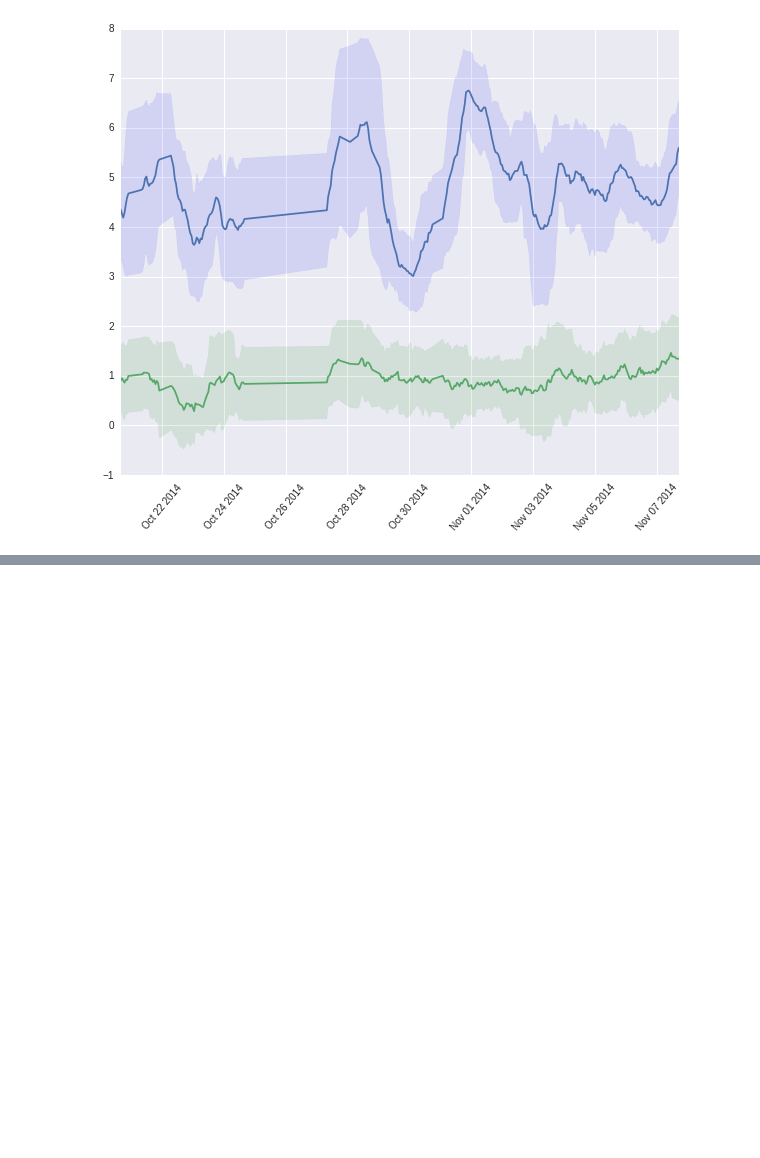
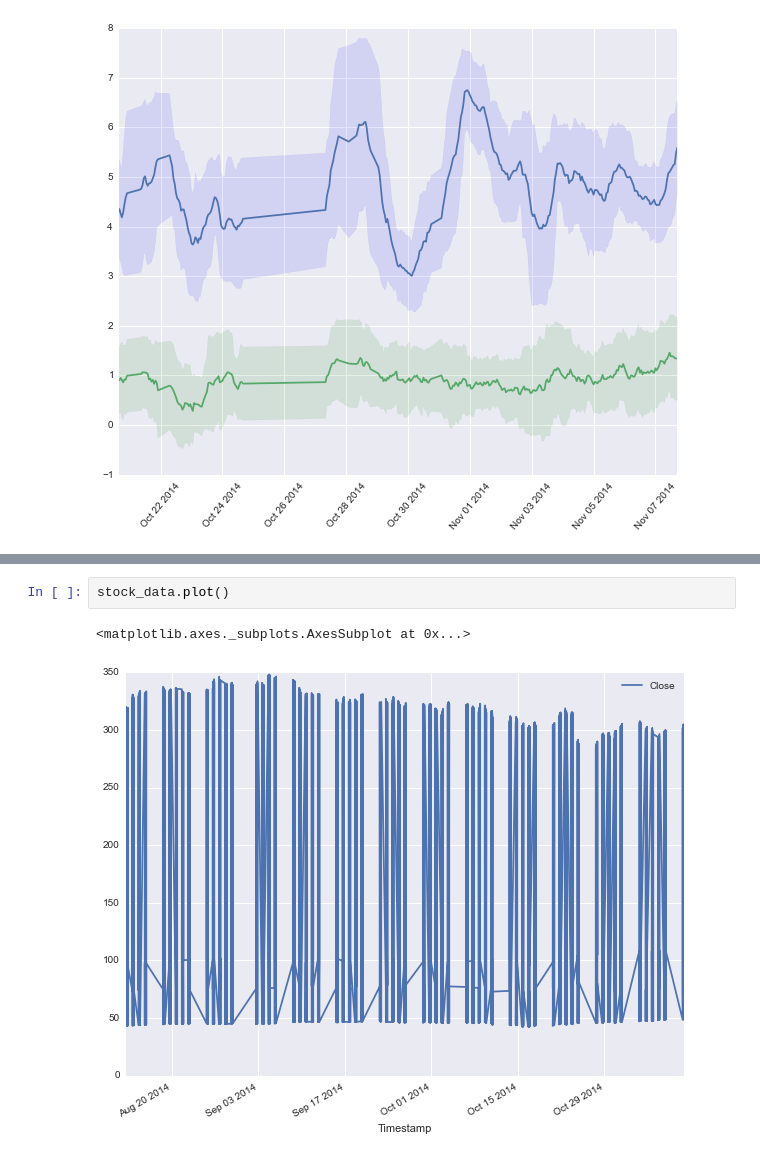
Before and after one commit to binaryaaron/words-and-markets, a Jupyter notebook: analysis/time_series.ipynb, the cells around one changed output, grey strips where cells are left out. Drawn from its saved outputs; the diff is of its cells as text; blank space fills up the shorter version.

```diff
--- a/analysis/time_series.ipynb
+++ b/analysis/time_series.ipynb
@@ -240,0 +283,5 @@ import statsmodels as sm
+# %%
+stock_data.plot()
+# %% [output]
+<matplotlib.axes._subplots.AxesSubplot at 0x...>
+[figure, added]
```
Also changed, not shown: parts of 24 cells of this notebook, 1 other file.
